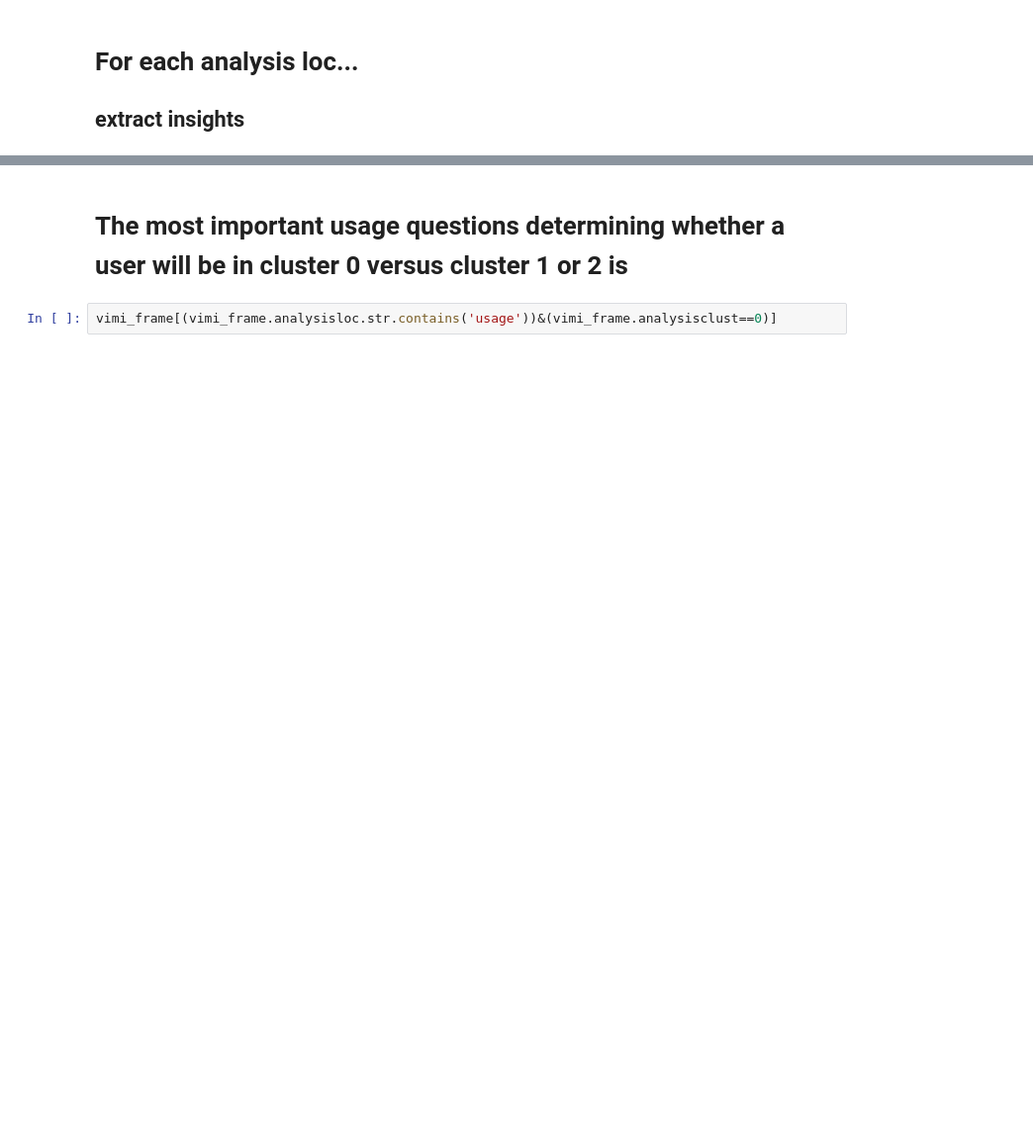
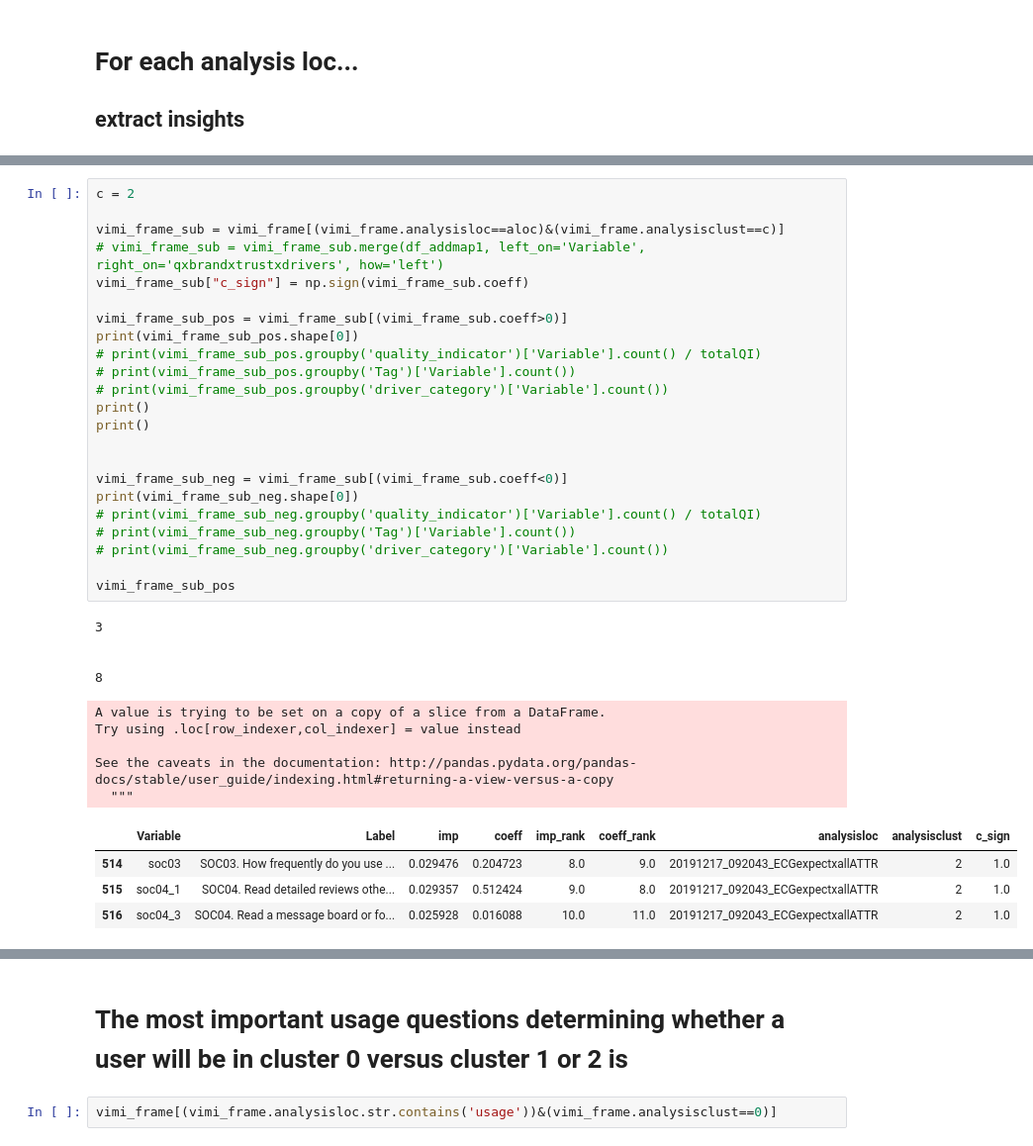
Before and after one commit to liouviaglou/UXi, a Jupyter notebook: notebooks/User Segmentation script result analysis-xallATTR.ipynb, the cells around one changed output, grey strips where cells are left out. Shown at 99% size. Cells and saved outputs as stored; diff of their text form; blank space fills up the shorter version.

Commit message:
wrapped up supervised analysis (primarile notebook, linear reg)

```diff
--- a/notebooks/User Segmentation script result analysis-xallATTR.ipynb
+++ b/notebooks/User Segmentation script result analysis-xallATTR.ipynb
@@ -325,0 +248,37 @@ DRIVERS: FUN LOVING AESTHETES: (surprise, express, confident, beutiful, fun to u
+# %%
+c = 2
+
+vimi_frame_sub = vimi_frame[(vimi_frame.analysisloc==aloc)&(vimi_frame.analysisclust==c)]
+# vimi_frame_sub = vimi_frame_sub.merge(df_addmap1, left_on='Variable', right_on='qxbrandxtrustxdrivers', how='left')
+vimi_frame_sub["c_sign"] = np.sign(vimi_frame_sub.coeff)
+
+vimi_frame_sub_pos = vimi_frame_sub[(vimi_frame_sub.coeff>0)]
+print(vimi_frame_sub_pos.shape[0])
+# print(vimi_frame_sub_pos.groupby('quality_indicator')['Variable'].count() / totalQI)
+# print(vimi_frame_sub_pos.groupby('Tag')['Variable'].count())
+# print(vimi_frame_sub_pos.groupby('driver_category')['Variable'].count())
+print()
+print()
+
+
+vimi_frame_sub_neg = vimi_frame_sub[(vimi_frame_sub.coeff<0)]
+print(vimi_frame_sub_neg.shape[0])
+# print(vimi_frame_sub_neg.groupby('quality_indicator')['Variable'].count() / totalQI)
+# print(vimi_frame_sub_neg.groupby('Tag')['Variable'].count())
+# print(vimi_frame_sub_neg.groupby('driver_category')['Variable'].count())
+
+vimi_frame_sub_pos
+# %% [output]
+3
+
+
+8
+A value is trying to be set on a copy of a slice from a DataFrame.
+Try using .loc[row_indexer,col_indexer] = value instead
+
+See the caveats in the documentation: http://pandas.pydata.org/pandas-docs/stable/user_guide/indexing.html#returning-a-view-versus-a-copy
+  """
+|  | Variable | Label | imp | coeff | imp_rank | coeff_rank | analysisloc | analysisclust | c_sign |
+| 514 | soc03 | SOC03. How frequently do you use ... | 0.029476 | 0.204723 | 8.0 | 9.0 | 20191217_092043_ECGexpectxallATTR | 2 | 1.0 |
+| 515 | soc04_1 | SOC04. Read detailed reviews othe... | 0.029357 | 0.512424 | 9.0 | 8.0 | 20191217_092043_ECGexpectxallATTR | 2 | 1.0 |
+| 516 | soc04_3 | SOC04. Read a message board or fo... | 0.025928 | 0.016088 | 10.0 | 11.0 | 20191217_092043_ECGexpectxallATTR | 2 | 1.0 |
```
Also changed, not shown: parts of 9 cells of this notebook, 8 other files.
